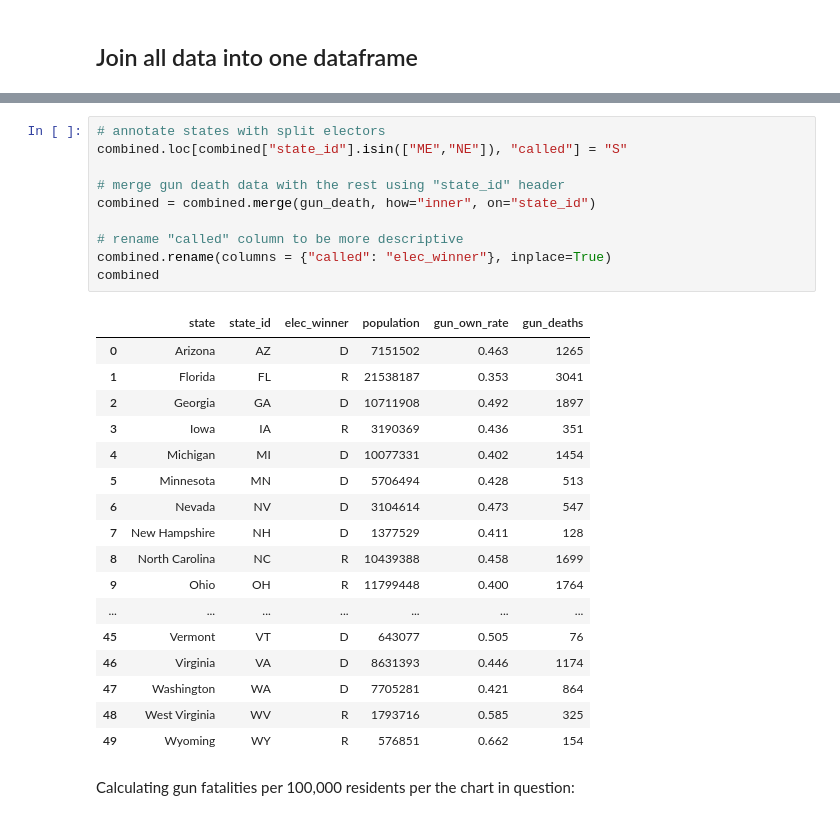
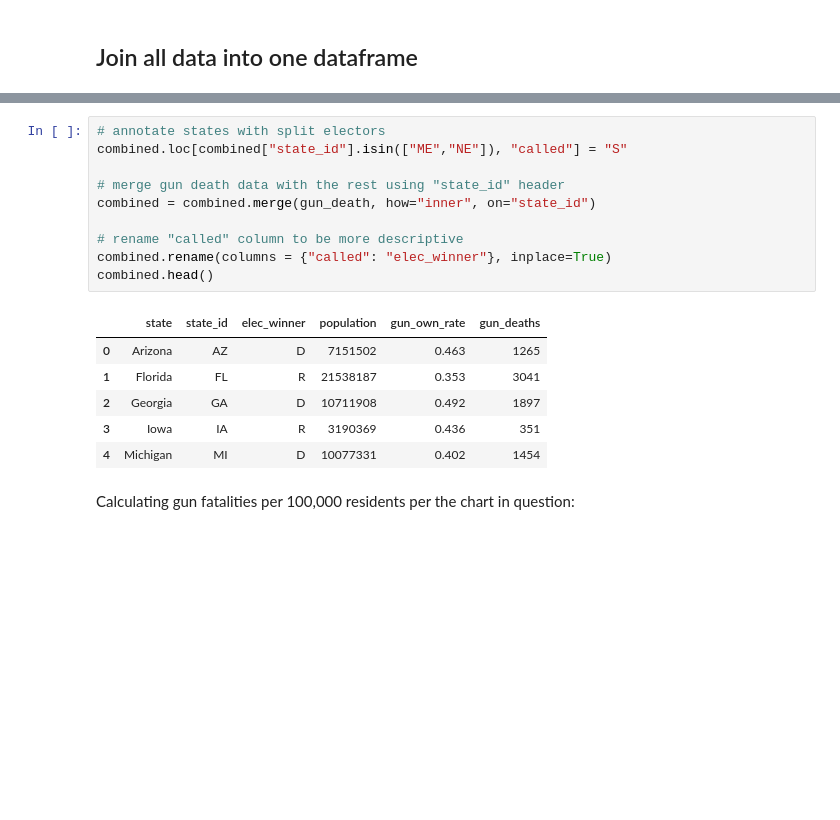
Before and after one commit to MitchellHarrison/data-viz-for-social-media, a Jupyter notebook: gun-deaths-gun-ownership/main.ipynb, the cells around one changed output, grey strips where cells are left out. Saved outputs shown, nothing was run; the diff lists cells and outputs as text; blank space fills up the shorter version.

```diff
--- a/gun-deaths-gun-ownership/main.ipynb
+++ b/gun-deaths-gun-ownership/main.ipynb
@@ -196,31 +196,20 @@ combined.sample(5)
 # %%
 # annotate states with split electors
 combined.loc[combined["state_id"].isin(["ME","NE"]), "called"] = "S"
 
 # merge gun death data with the rest using "state_id" header
 combined = combined.merge(gun_death, how="inner", on="state_id")
 
 # rename "called" column to be more descriptive
 combined.rename(columns = {"called": "elec_winner"}, inplace=True)
-combined
+combined.head()
 # %% [output]
 |  | state | state_id | elec_winner | population | gun_own_rate | gun_deaths |
 | 0 | Arizona | AZ | D | 7151502 | 0.463 | 1265 |
 | 1 | Florida | FL | R | 21538187 | 0.353 | 3041 |
 | 2 | Georgia | GA | D | 10711908 | 0.492 | 1897 |
 | 3 | Iowa | IA | R | 3190369 | 0.436 | 351 |
 | 4 | Michigan | MI | D | 10077331 | 0.402 | 1454 |
-| 5 | Minnesota | MN | D | 5706494 | 0.428 | 513 |
-| 6 | Nevada | NV | D | 3104614 | 0.473 | 547 |
-| 7 | New Hampshire | NH | D | 1377529 | 0.411 | 128 |
-| 8 | North Carolina | NC | R | 10439388 | 0.458 | 1699 |
-| 9 | Ohio | OH | R | 11799448 | 0.400 | 1764 |
-| ... | ... | ... | ... | ... | ... | ... |
-| 45 | Vermont | VT | D | 643077 | 0.505 | 76 |
-| 46 | Virginia | VA | D | 8631393 | 0.446 | 1174 |
-| 47 | Washington | WA | D | 7705281 | 0.421 | 864 |
-| 48 | West Virginia | WV | R | 1793716 | 0.585 | 325 |
-| 49 | Wyoming | WY | R | 576851 | 0.662 | 154 |
 # %% [markdown]
 Calculating gun fatalities per 100,000 residents per the chart in question:
 # %%
```
Also changed, not shown: parts of 3 cells of this notebook.
